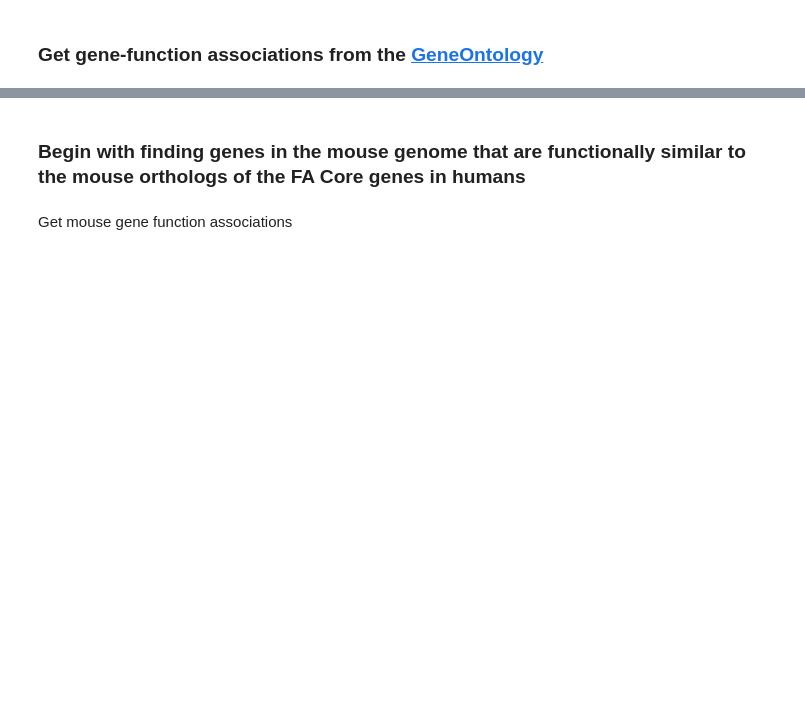
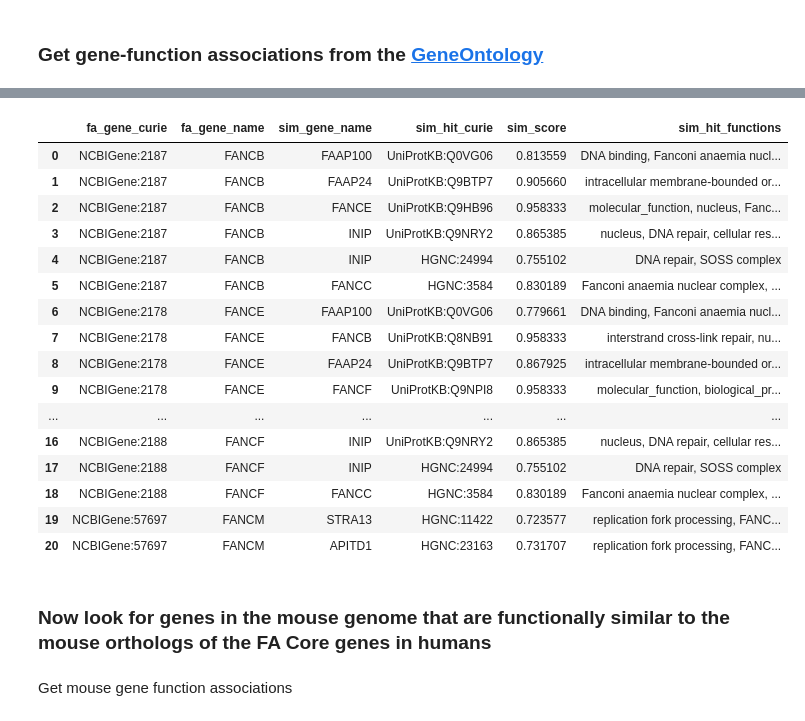
Before and after one commit to ncats/translator-workflows, a Jupyter notebook: Orange_Demonstrator_1_CQs/OrangeQ1.2_GO_Functional_Similarity/CQ1.2.ipynb, the cells around one changed output, grey strips where cells are left out. Saved outputs shown, nothing was run; the diff lists cells and outputs as text; code cells hidden in the pictures; blank space fills up the shorter version.

```diff
--- a/Orange_Demonstrator_1_CQs/OrangeQ1.2_GO_Functional_Similarity/CQ1.2.ipynb
+++ b/Orange_Demonstrator_1_CQs/OrangeQ1.2_GO_Functional_Similarity/CQ1.2.ipynb
@@ -189,0 +197,10 @@ def make_assocs(group, parse=False):
+# %%
+def parse_gene_functions(curie):
+    BLW1 = BioLinkWrapper()
+    function_list =list()
+    functions = BLW1.get_gene_function(gene_curie=curie)
+    if 'associations' in functions.keys():
+        for assoc in functions['associations']:
+            function_list.append(assoc['object']['label'])
+    function_set = set(function_list)
+    return ", ".join(function_set)
@@ -189,0 +223,2 @@ def make_assocs(group, parse=False):
+# %%
+human_simDF = pd.DataFrame(data=human_sims)
@@ -189,0 +234,2 @@ def make_assocs(group, parse=False):
+# %%
+human_simDF['sim_hit_functions'] = human_simDF['sim_hit_curie'].apply(parse_gene_functions)
@@ -190,5 +238,25 @@ def make_assocs(group, parse=False):
+# %%
+human_simDF
+# %% [output]
+|  | fa_gene_curie | fa_gene_name | sim_gene_name | sim_hit_curie | sim_score | sim_hit_functions |
+| 0 | NCBIGene:2187 | FANCB | FAAP100 | UniProtKB:Q0VG06 | 0.813559 | DNA binding, Fanconi anaemia nucl... |
+| 1 | NCBIGene:2187 | FANCB | FAAP24 | UniProtKB:Q9BTP7 | 0.905660 | intracellular membrane-bounded or... |
+| 2 | NCBIGene:2187 | FANCB | FANCE | UniProtKB:Q9HB96 | 0.958333 | molecular_function, nucleus, Fanc... |
+| 3 | NCBIGene:2187 | FANCB | INIP | UniProtKB:Q9NRY2 | 0.865385 | nucleus, DNA repair, cellular res... |
+| 4 | NCBIGene:2187 | FANCB | INIP | HGNC:24994 | 0.755102 | DNA repair, SOSS complex |
+| 5 | NCBIGene:2187 | FANCB | FANCC | HGNC:3584 | 0.830189 | Fanconi anaemia nuclear complex, ... |
+| 6 | NCBIGene:2178 | FANCE | FAAP100 | UniProtKB:Q0VG06 | 0.779661 | DNA binding, Fanconi anaemia nucl... |
+| 7 | NCBIGene:2178 | FANCE | FANCB | UniProtKB:Q8NB91 | 0.958333 | interstrand cross-link repair, nu... |
+| 8 | NCBIGene:2178 | FANCE | FAAP24 | UniProtKB:Q9BTP7 | 0.867925 | intracellular membrane-bounded or... |
+| 9 | NCBIGene:2178 | FANCE | FANCF | UniProtKB:Q9NPI8 | 0.958333 | molecular_function, biological_pr... |
+| ... | ... | ... | ... | ... | ... | ... |
+| 16 | NCBIGene:2188 | FANCF | INIP | UniProtKB:Q9NRY2 | 0.865385 | nucleus, DNA repair, cellular res... |
+| 17 | NCBIGene:2188 | FANCF | INIP | HGNC:24994 | 0.755102 | DNA repair, SOSS complex |
+| 18 | NCBIGene:2188 | FANCF | FANCC | HGNC:3584 | 0.830189 | Fanconi anaemia nuclear complex, ... |
+| 19 | NCBIGene:57697 | FANCM | STRA13 | HGNC:11422 | 0.723577 | replication fork processing, FANC... |
+| 20 | NCBIGene:57697 | FANCM | APITD1 | HGNC:23163 | 0.731707 | replication fork processing, FANC... |
 # %% [markdown]
-### Begin with finding genes in the mouse genome that are functionally similar to the mouse orthologs of the FA Core genes in humans
+### Now look for genes in the mouse genome that are functionally similar to the mouse orthologs of the FA Core genes in humans
 # %% [markdown]
 Get mouse gene function associations
 # %%
```
Also changed, not shown: parts of 11 cells of this notebook, 2 other files.
